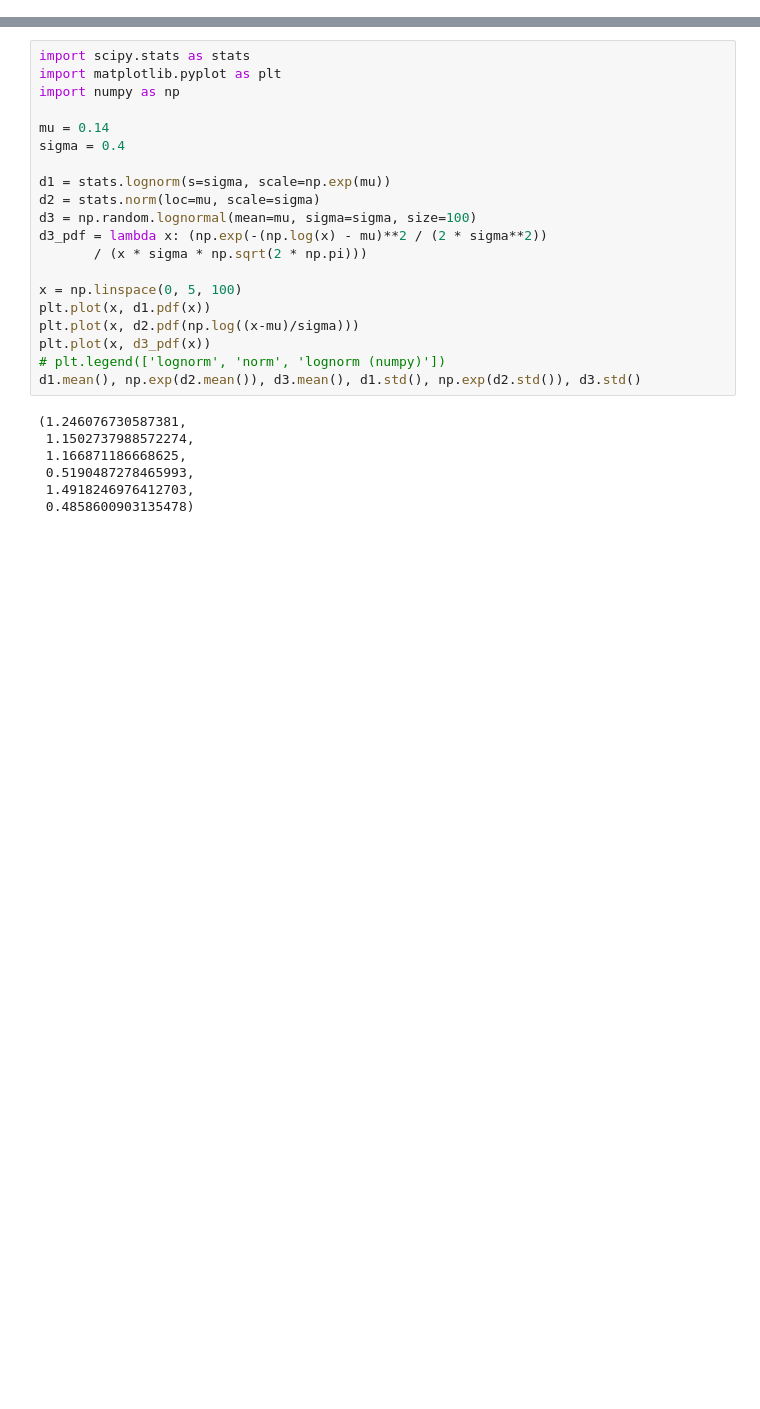
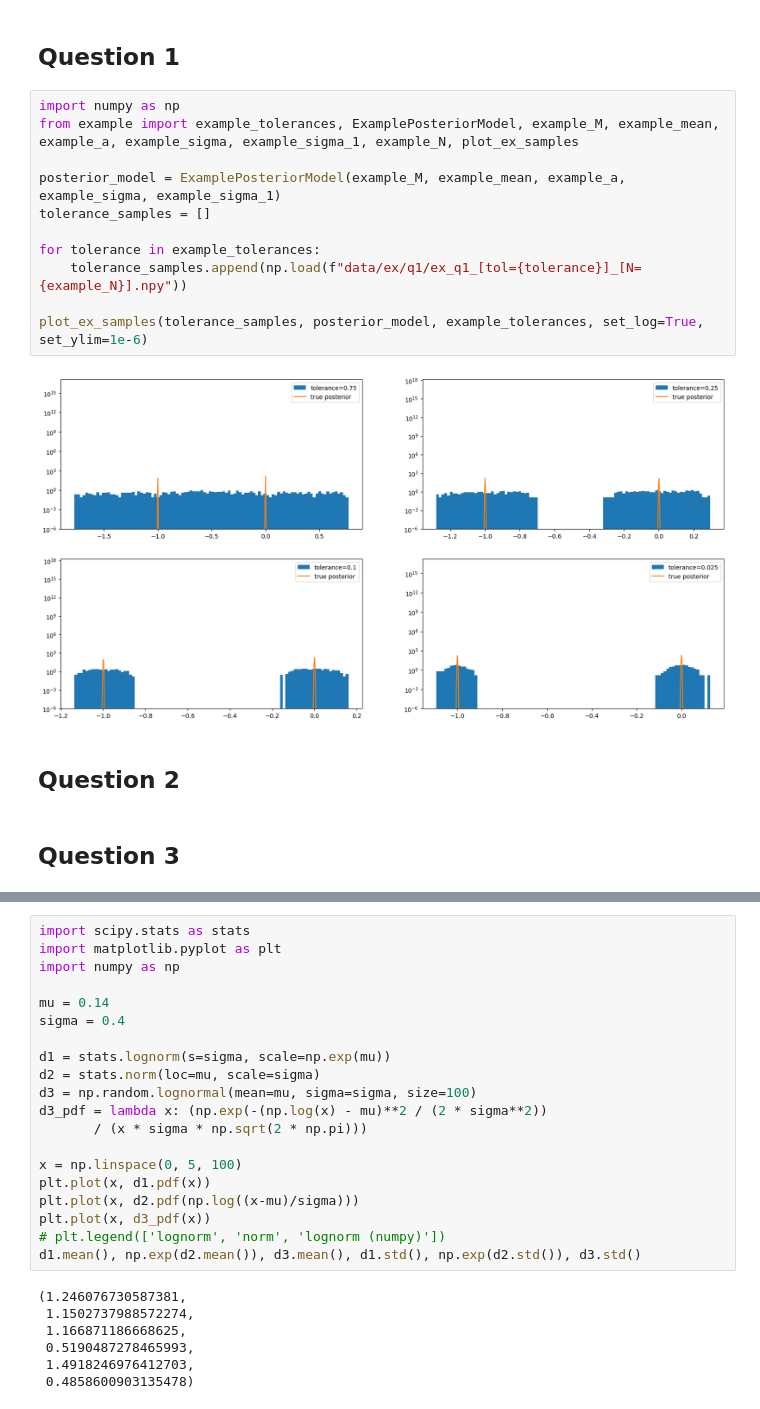
Before and after one commit to mismayil/math414-project, a Jupyter notebook: project.ipynb, the cells around one changed output, grey strips where cells are left out. Saved outputs shown, nothing was run; the diff lists cells and outputs as text; blank space fills up the shorter version.

```diff
--- a/project.ipynb
+++ b/project.ipynb
@@ -0,0 +1,19 @@
+# %% [markdown]
+## Question 1
+# %%
+import numpy as np
+from example import example_tolerances, ExamplePosteriorModel, example_M, example_mean, example_a, example_sigma, example_sigma_1, example_N, plot_ex_samples
+
+posterior_model = ExamplePosteriorModel(example_M, example_mean, example_a, example_sigma, example_sigma_1)
+tolerance_samples = []
+
+for tolerance in example_tolerances:
+    tolerance_samples.append(np.load(f"data/ex/q1/ex_q1_[tol={tolerance}]_[N={example_N}].npy"))
+
+plot_ex_samples(tolerance_samples, posterior_model, example_tolerances, set_log=True, set_ylim=1e-6)
+# %% [output]
+[figure, added]
+# %% [markdown]
+## Question 2
+# %% [markdown]
+## Question 3
```
Also changed, not shown: parts of 20 cells of this notebook, 5 other files.
